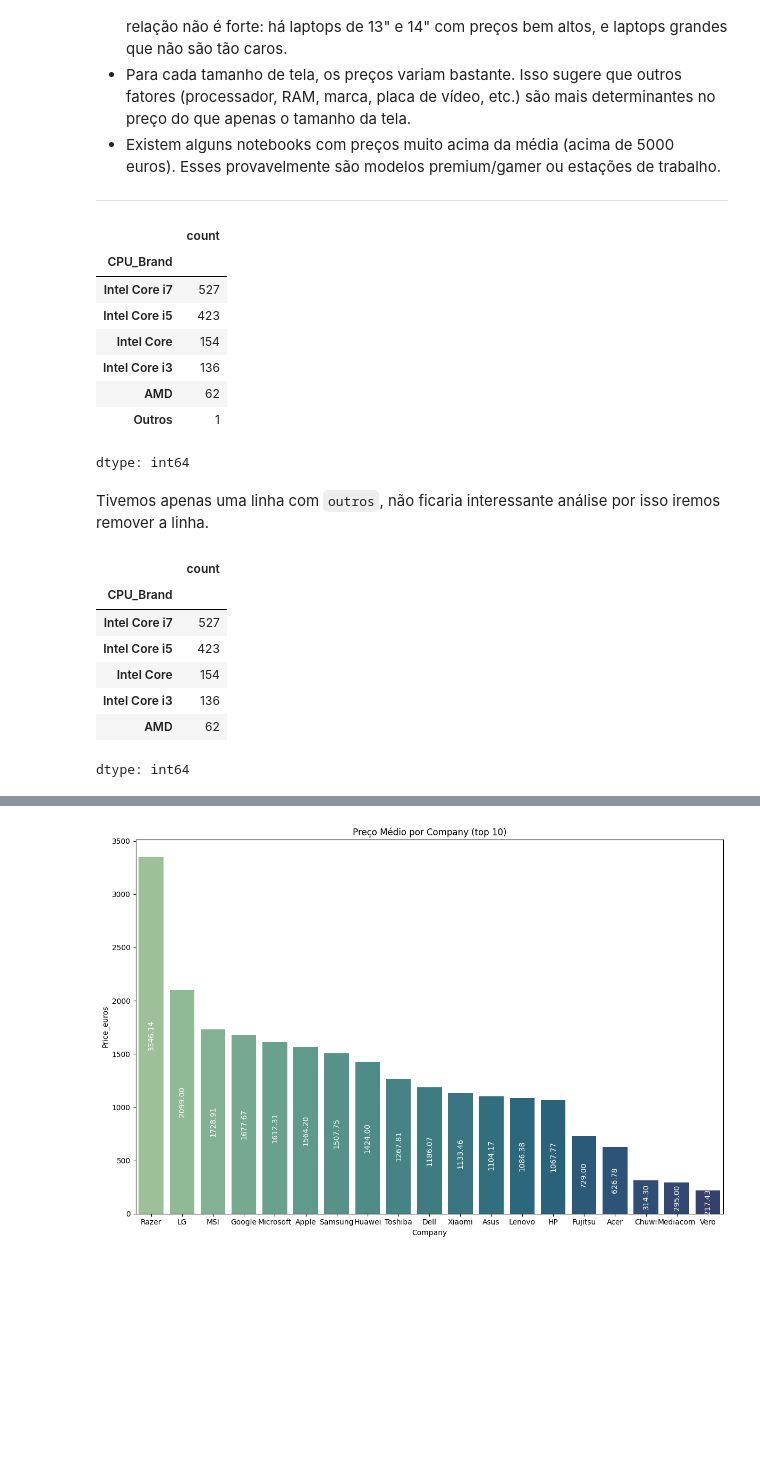
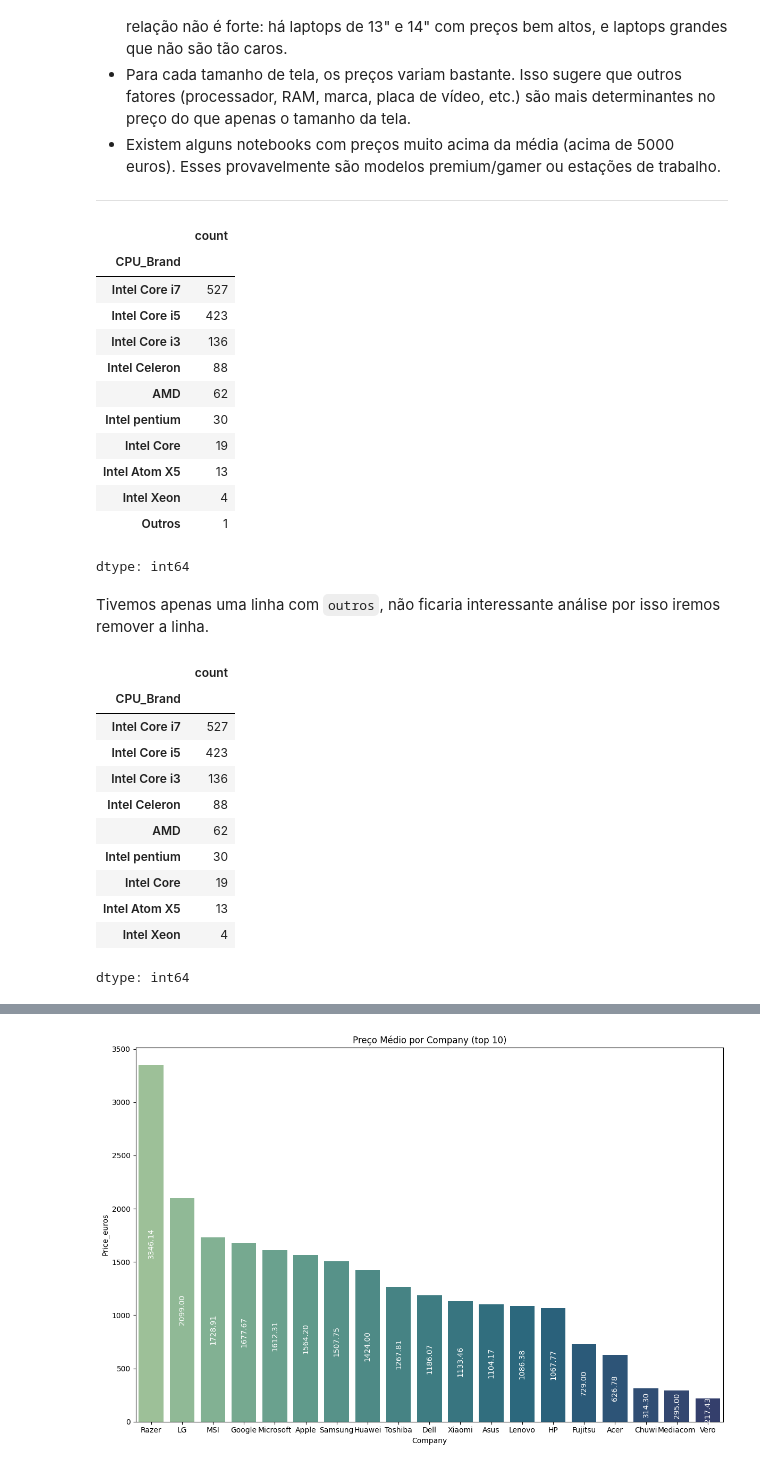
Before and after one commit to JNarimatsu/Bootcamp_Avanti_2025.3, a Jupyter notebook: Entrega_01_analise_exploratoria_de_dados_The_Outliers.ipynb, the cells around one changed output, grey strips where cells are left out. Drawn from its saved outputs; the diff is of its cells as text; code cells hidden in the pictures; blank space fills up the shorter version.

```diff
--- a/Entrega_01_analise_exploratoria_de_dados_The_Outliers.ipynb
+++ b/Entrega_01_analise_exploratoria_de_dados_The_Outliers.ipynb
@@ -565,31 +565,43 @@ if y:
 # %%
 # @title Tratando a variável CPU
 def extract_cpu_brand(cpu):
   cpu = cpu.lower()
   if 'intel' in cpu:
     if 'i3' in cpu:
       return 'Intel Core i3'
     elif 'i5' in cpu:
       return 'Intel Core i5'
     elif 'i7' in cpu:
       return 'Intel Core i7'
+    elif 'atom' in cpu:
+      return 'Intel Atom X5'
+    elif 'pentium' in cpu:
+      return 'Intel pentium'
+    elif 'celeron' in cpu:
+      return 'Intel Celeron'
+    elif 'xeon' in cpu:
+      return 'Intel Xeon'
     else:
       return 'Intel Core'
   elif 'amd' in cpu:
     return 'AMD'
   else:
     return 'Outros'
 df_prices_latop['CPU_Brand'] = df_prices_latop['Cpu'].apply(extract_cpu_brand)
 df_prices_latop.drop(columns=['Cpu'], inplace=True)
 df_prices_latop['CPU_Brand'].value_counts()
 # %% [output]
 |  | count |
 | CPU_Brand |  |
 | Intel Core i7 | 527 |
 | Intel Core i5 | 423 |
-| Intel Core | 154 |
 | Intel Core i3 | 136 |
+| Intel Celeron | 88 |
 | AMD | 62 |
+| Intel pentium | 30 |
+| Intel Core | 19 |
+| Intel Atom X5 | 13 |
+| Intel Xeon | 4 |
 | Outros | 1 |
 dtype: int64
 # %% [markdown]
@@ -602,9 +614,13 @@ df_prices_latop['CPU_Brand'].value_counts()
 | CPU_Brand |  |
 | Intel Core i7 | 527 |
 | Intel Core i5 | 423 |
-| Intel Core | 154 |
 | Intel Core i3 | 136 |
+| Intel Celeron | 88 |
 | AMD | 62 |
+| Intel pentium | 30 |
+| Intel Core | 19 |
+| Intel Atom X5 | 13 |
+| Intel Xeon | 4 |
 dtype: int64
 # %%
 # @title Box Plot de Price_euros por Cpu_Base (Ordenado por Tipo e Geração)
```
Also changed, not shown: parts of 4 cells of this notebook.
